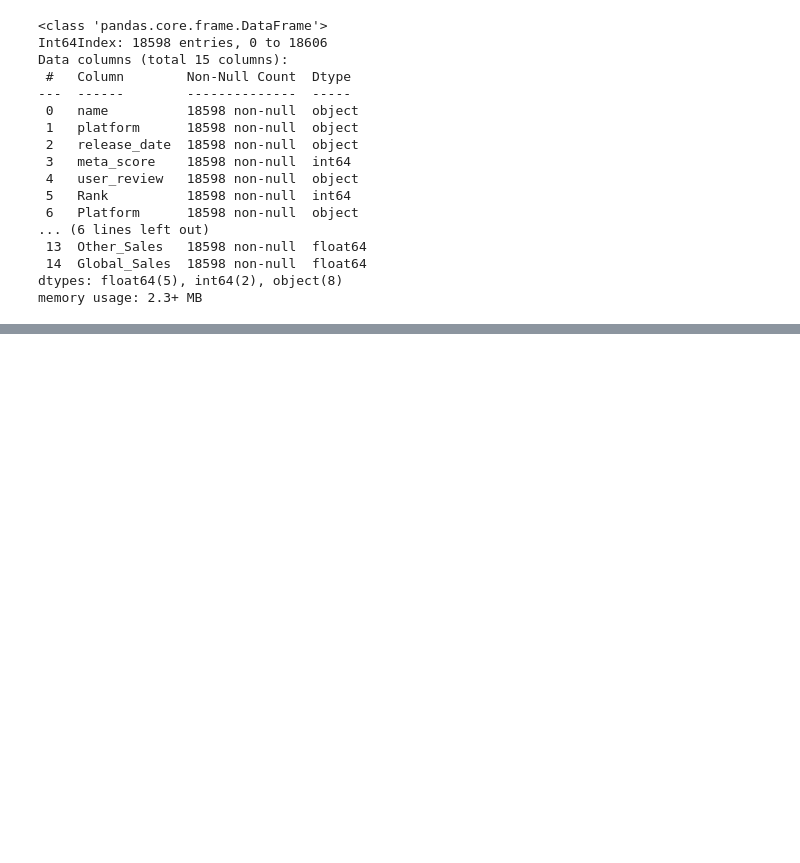
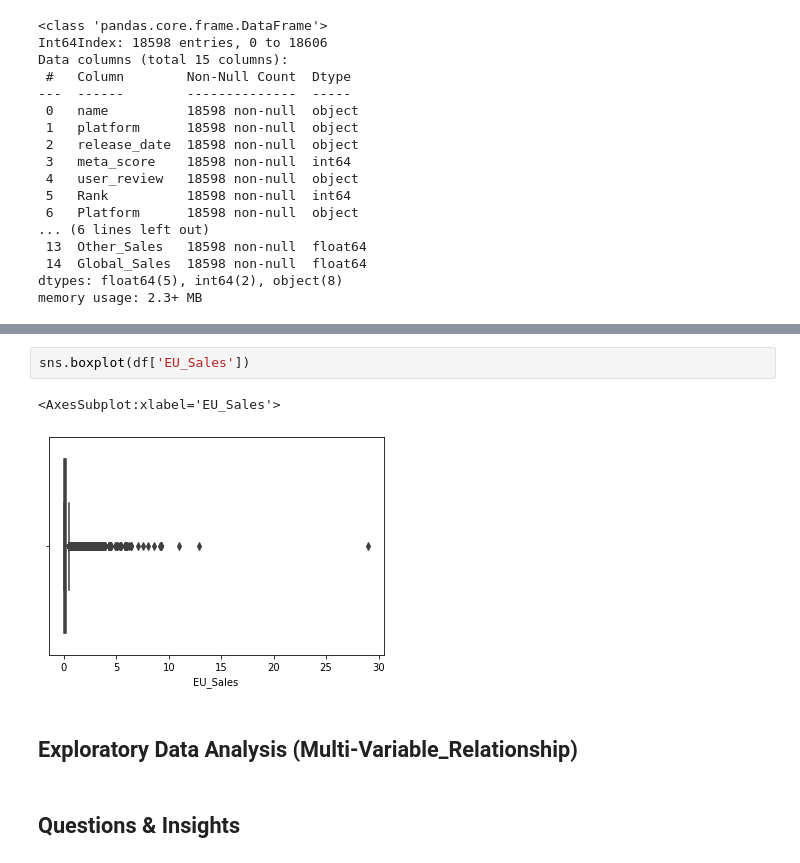
Before and after one commit to NjoodMoh/Video_Game_Sales_Analysis-, a Jupyter notebook: Video Game Sales (EDA).ipynb, the cells around one changed output, grey strips where cells are left out. Drawn from its saved outputs; the diff is of its cells as text; blank space fills up the shorter version.

```diff
--- a/Video Game Sales (EDA).ipynb
+++ b/Video Game Sales (EDA).ipynb
@@ -254,0 +319,9 @@ memory usage: 2.3+ MB
+# %%
+sns.boxplot(df['EU_Sales'])
+# %% [output]
+<AxesSubplot:xlabel='EU_Sales'>
+[figure, added]
+# %% [markdown]
+## <a name='Explo' > Exploratory Data Analysis (Multi-Variable_Relationship) </a>
+# %% [markdown]
+## <a name='Ques' > Questions & Insights </a>
```
Also changed, not shown: parts of 15 cells of this notebook.
